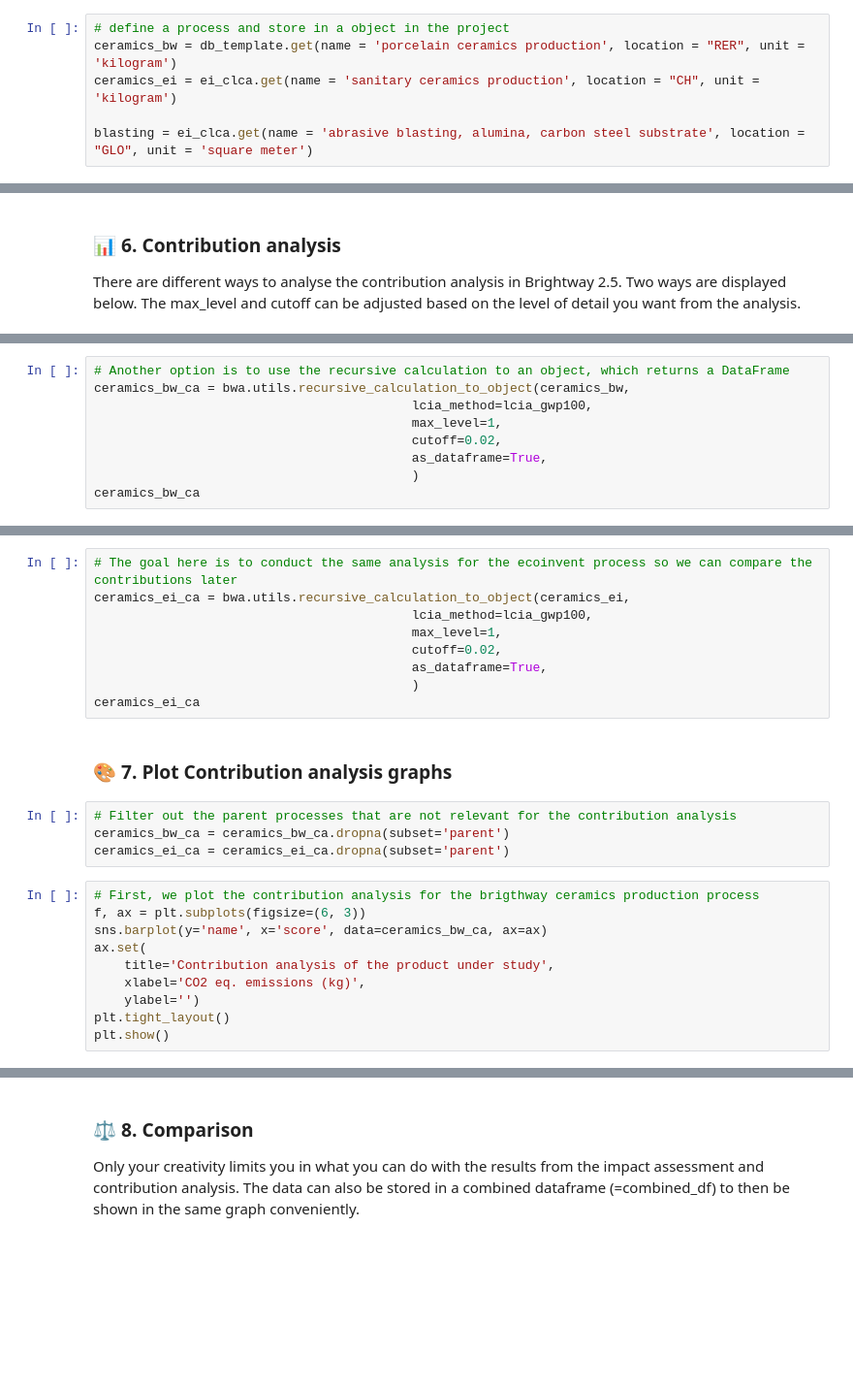
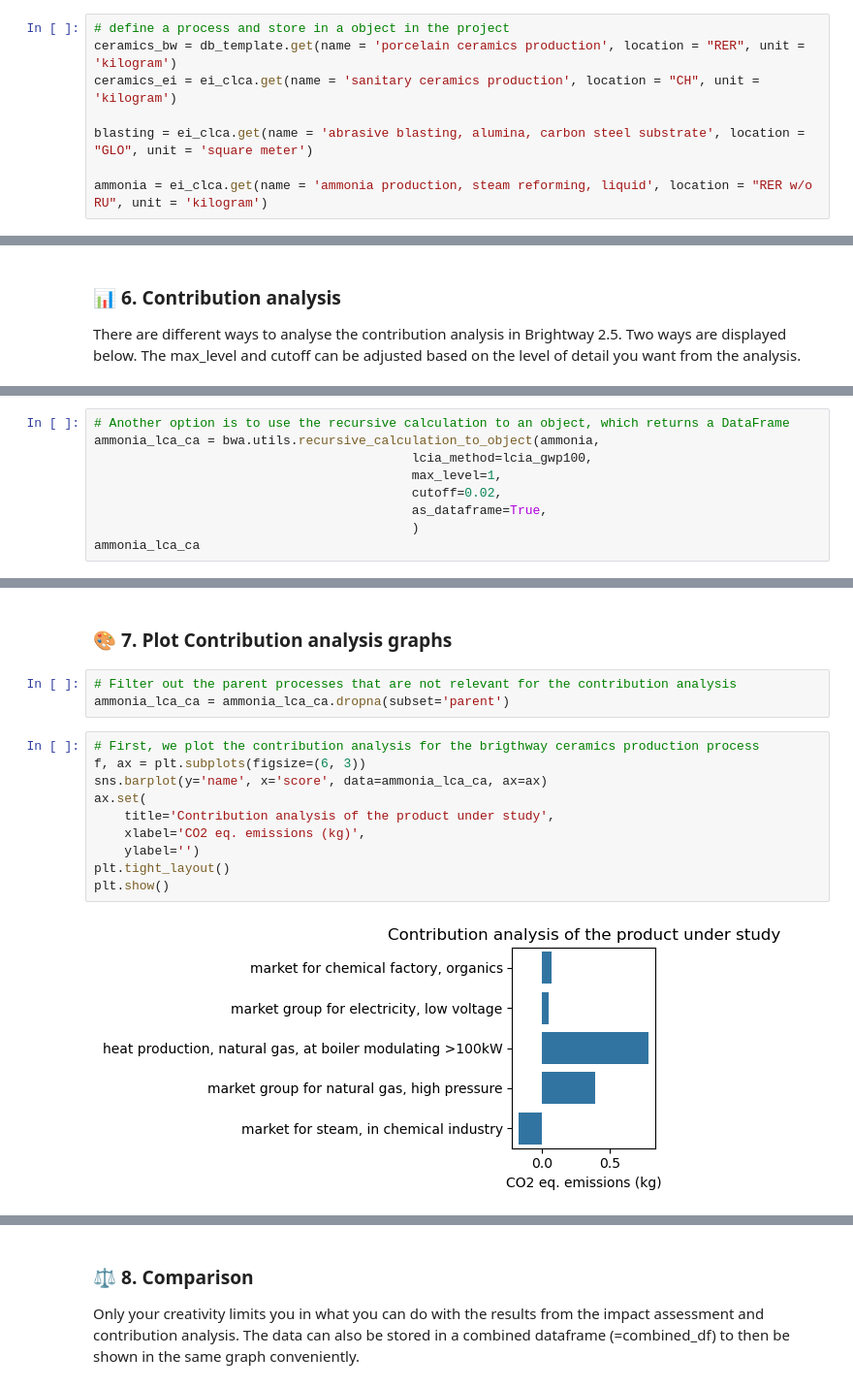
Before and after one commit to tfweber/LCA_Toolbox, a Jupyter notebook: 04_bw25_analysis.ipynb, the cells around one changed output, grey strips where cells are left out. Shown: that part at 97% size. Cells and saved outputs as stored; diff of their text form; blank space fills up the shorter version.

```diff
--- a/04_bw25_analysis.ipynb
+++ b/04_bw25_analysis.ipynb
@@ -69,5 +99,7 @@ ceramics_bw = db_template.get(name = 'porcelain ceramics production', location =
 ceramics_ei = ei_clca.get(name = 'sanitary ceramics production', location = "CH", unit = 'kilogram')
 
 blasting = ei_clca.get(name = 'abrasive blasting, alumina, carbon steel substrate', location = "GLO", unit = 'square meter')
+
+ammonia = ei_clca.get(name = 'ammonia production, steam reforming, liquid', location = "RER w/o RU", unit = 'kilogram')
 # %%
 # export the LCI to Microsoft Excel in an overview format
@@ -140,9 +294,9 @@ lcia_method=lcia_gwp100,max_level=3,cutoff=0.05)
 # %%
 # Another option is to use the recursive calculation to an object, which returns a DataFrame
-ceramics_bw_ca = bwa.utils.recursive_calculation_to_object(ceramics_bw,
+ammonia_lca_ca = bwa.utils.recursive_calculation_to_object(ammonia,
                                           lcia_method=lcia_gwp100,
                                           max_level=1,
                                           cutoff=0.02,
                                           as_dataframe=True,
                                           )
-ceramics_bw_ca
+ammonia_lca_ca
@@ -149,25 +311,17 @@ ceramics_bw_ca
-# %%
-# The goal here is to conduct the same analysis for the ecoinvent process so we can compare the contributions later
-ceramics_ei_ca = bwa.utils.recursive_calculation_to_object(ceramics_ei,
-                                          lcia_method=lcia_gwp100,
-                                          max_level=1,
-                                          cutoff=0.02,
-                                          as_dataframe=True,
-                                          )
-ceramics_ei_ca
 # %% [markdown]
 ### 🎨 7. Plot Contribution analysis graphs
 # %%
 # Filter out the parent processes that are not relevant for the contribution analysis
-ceramics_bw_ca = ceramics_bw_ca.dropna(subset='parent')
-ceramics_ei_ca = ceramics_ei_ca.dropna(subset='parent')
+ammonia_lca_ca = ammonia_lca_ca.dropna(subset='parent')
 # %%
 # First, we plot the contribution analysis for the brigthway ceramics production process
 f, ax = plt.subplots(figsize=(6, 3))
-sns.barplot(y='name', x='score', data=ceramics_bw_ca, ax=ax)
+sns.barplot(y='name', x='score', data=ammonia_lca_ca, ax=ax)
 ax.set(
     title='Contribution analysis of the product under study',
     xlabel='CO2 eq. emissions (kg)',
     ylabel='')
 plt.tight_layout()
 plt.show()
+# %% [output]
+[figure, added]
```
Also changed, not shown: parts of 24 cells of this notebook.
